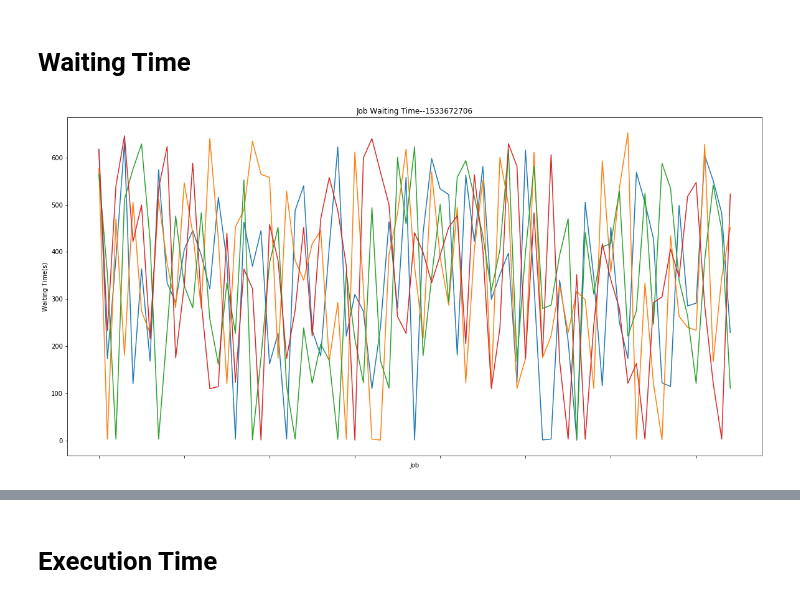
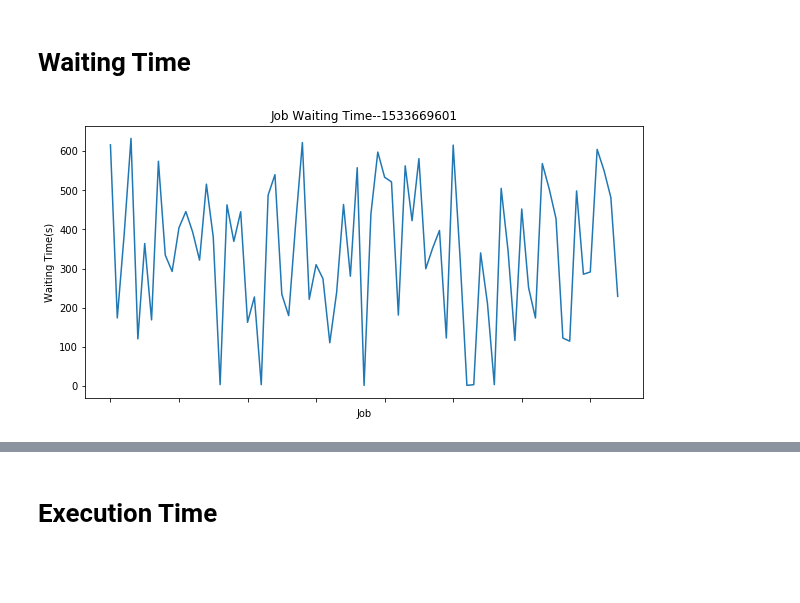
Before and after one commit to ZhuangweiKang/RESTfulSwarm, a Jupyter notebook: GraphBook.ipynb, the cells around one changed output, grey strips where cells are left out. Cells and saved outputs as stored; diff of their text form; code cells hidden in the pictures; blank space fills up the shorter version.

Commit message:
Refactor code first time

```diff
--- a/GraphBook.ipynb
+++ b/GraphBook.ipynb
@@ -81,7 +81,7 @@ db = get_db(client, 'RESTfulSwarmDB')
 # %%
 def plot_waiting_time(waiting_time, jobs, session):
     wt = pd.Series(waiting_time, index=jobs)
-    wt.plot.line(figsize=(20, 10))
+    wt.plot.line(figsize=(10, 5))
     plt.xlabel('Job')
     plt.ylabel('Waiting Time(s)')
     plt.title('Job Waiting Time--%s' % session)
@@ -165,9 +158,13 @@ for session in graph_data:
+# %%
+graph_data = plot_graph(db)
+sessions = list(graph_data.keys())
+waiting_times = [d['waiting_time'] for d in list(graph_data.values())]
+execution_times = [d['execution_time'] for d in list(graph_data.values())]
+total_times = [d['total_time'] for d in list(graph_data.values())]
+jobs = [d['jobs'] for d in list(graph_data.values())]
 # %% [markdown]
 # Waiting Time
-# %%
-for session in graph_data:
-    waiting_time = graph_data[session]['waiting_time']
-    jobs = graph_data[session]['jobs']
-    plot_waiting_time(waiting_time, jobs, session)
-# %% [output]
-[figure, removed]
+# %%
+plot_waiting_time(waiting_times[0], jobs[0], sessions[0])
+# %% [output]
+[figure, added]
```
Also changed, not shown: parts of 17 cells of this notebook, 41 other files.
